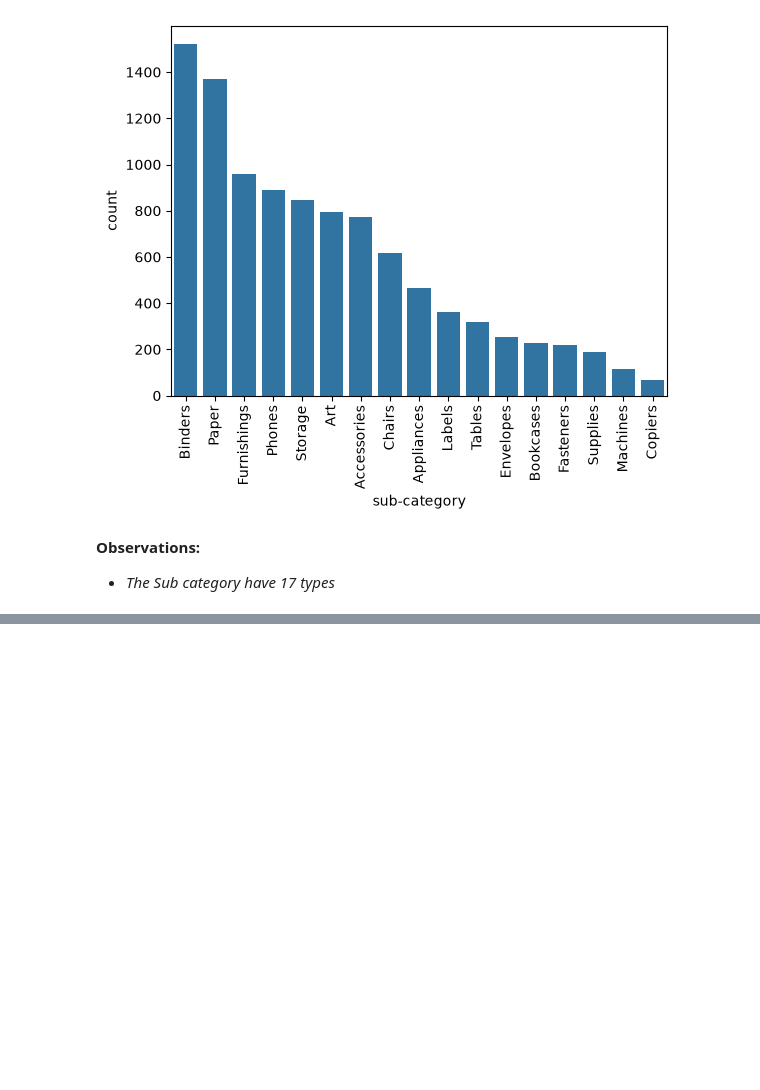
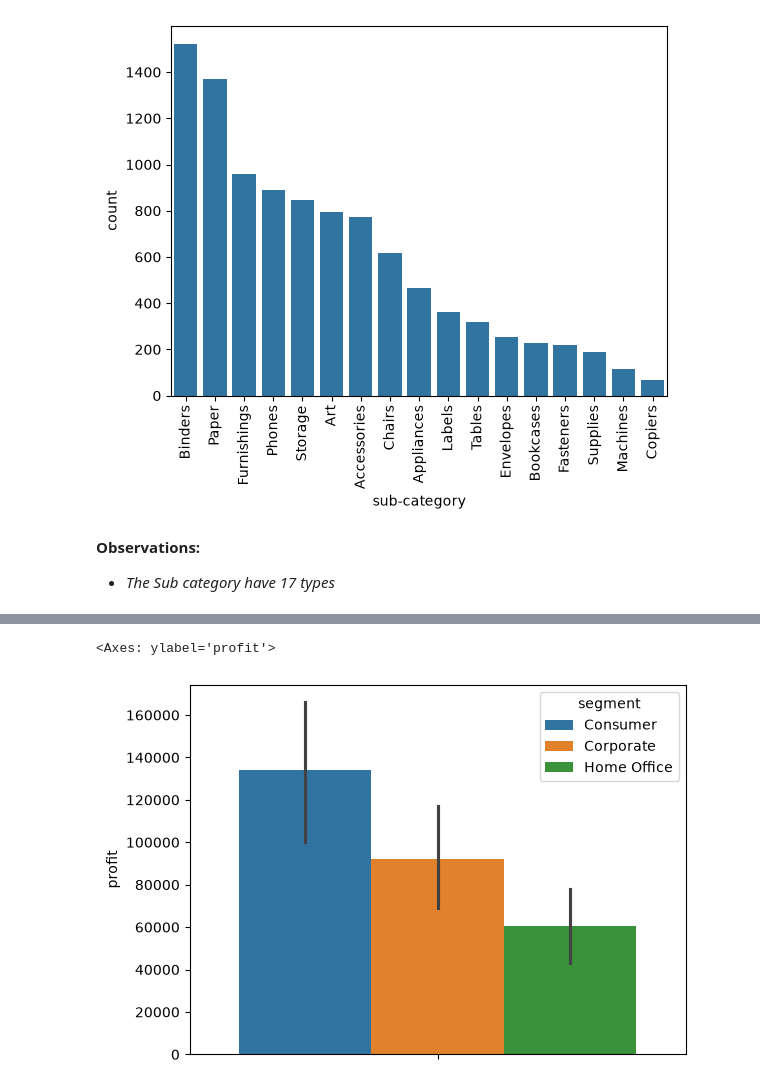
Before and after one commit to OnkarGhadage/superstore-sales-analysis, a Jupyter notebook: notebooks/eda.ipynb, the cells around one changed output, grey strips where cells are left out. Saved outputs shown, nothing was run; the diff lists cells and outputs as text; code cells hidden in the pictures; blank space fills up the shorter version.

```diff
--- a/notebooks/eda.ipynb
+++ b/notebooks/eda.ipynb
@@ -428,0 +480,5 @@ plt.show()
+# %%
+sns.barplot(data=df, y='profit', hue='segment', estimator='sum')
+# %% [output]
+<Axes: ylabel='profit'>
+[figure, added]
```
Also changed, not shown: parts of 58 cells of this notebook.
